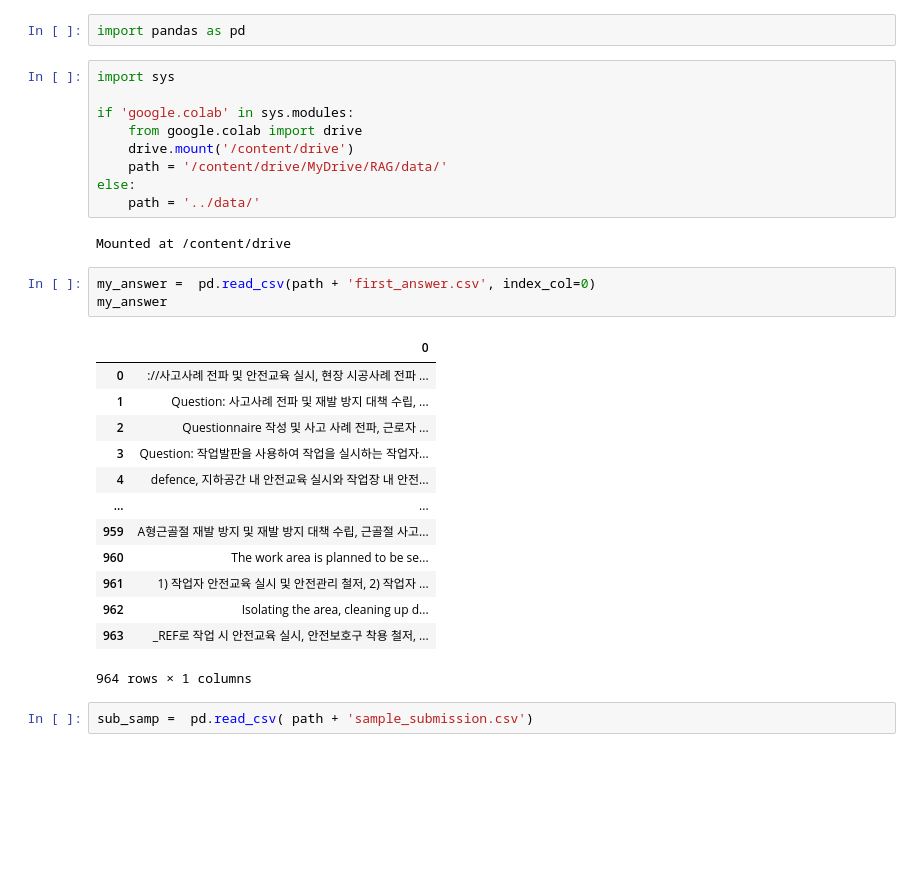
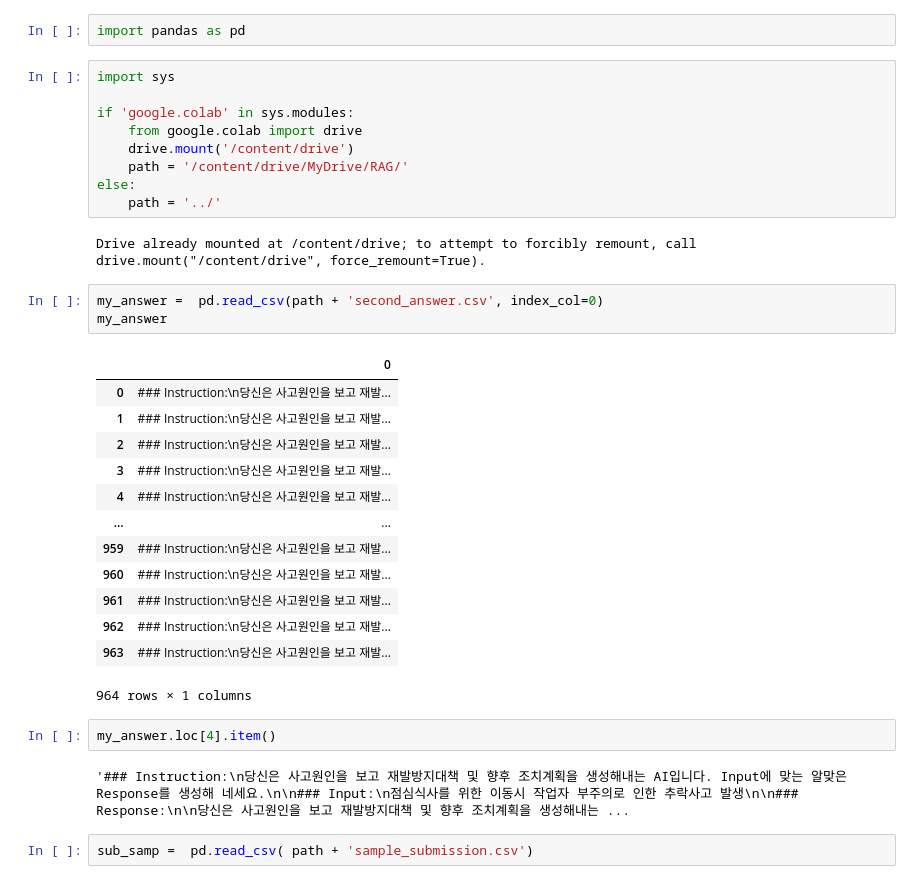
Before and after one commit to SangBeomPark-Bump/dacon_construction, a Jupyter notebook: note/06.test_parsing.ipynb, the cells around one changed output. Saved outputs shown, nothing was run; the diff lists cells and outputs as text; blank space fills up the shorter version.

```diff
--- a/note/06.test_parsing.ipynb
+++ b/note/06.test_parsing.ipynb
@@ -6,28 +6,32 @@ import sys
 if 'google.colab' in sys.modules:
     from google.colab import drive
     drive.mount('/content/drive')
-    path = '/content/drive/MyDrive/RAG/data/'
+    path = '/content/drive/MyDrive/RAG/'
 else:
-    path = '../data/'
+    path = '../'
 # %% [output]
-Mounted at /content/drive
+Drive already mounted at /content/drive; to attempt to forcibly remount, call drive.mount("/content/drive", force_remount=True).
 # %%
-my_answer =  pd.read_csv(path + 'first_answer.csv', index_col=0)
+my_answer =  pd.read_csv(path + 'second_answer.csv', index_col=0)
 my_answer
 # %% [output]
 |  | 0 |
-| 0 | ://사고사례 전파 및 안전교육 실시, 현장 시공사례 전파 ... |
-| 1 | Question: 사고사례 전파 및 재발 방지 대책 수립, ... |
-| 2 | Questionnaire 작성 및 사고 사례 전파, 근로자 ... |
-| 3 | Question: 작업발판을 사용하여 작업을 실시하는 작업자... |
-| 4 | defence, 지하공간 내 안전교육 실시와 작업장 내 안전... |
+| 0 | ### Instruction:\n당신은 사고원인을 보고 재발... |
+| 1 | ### Instruction:\n당신은 사고원인을 보고 재발... |
+| 2 | ### Instruction:\n당신은 사고원인을 보고 재발... |
+| 3 | ### Instruction:\n당신은 사고원인을 보고 재발... |
+| 4 | ### Instruction:\n당신은 사고원인을 보고 재발... |
 | ... | ... |
-| 959 | A형근골절 재발 방지 및 재발 방지 대책 수립, 근골절 사고... |
-| 960 | The work area is planned to be se... |
-| 961 | 1) 작업자 안전교육 실시 및 안전관리 철저, 2) 작업자 ... |
-| 962 | Isolating the area, cleaning up d... |
-| 963 | _REF로 작업 시 안전교육 실시, 안전보호구 착용 철저, ... |
+| 959 | ### Instruction:\n당신은 사고원인을 보고 재발... |
+| 960 | ### Instruction:\n당신은 사고원인을 보고 재발... |
+| 961 | ### Instruction:\n당신은 사고원인을 보고 재발... |
+| 962 | ### Instruction:\n당신은 사고원인을 보고 재발... |
+| 963 | ### Instruction:\n당신은 사고원인을 보고 재발... |
 964 rows × 1 columns
+# %%
+my_answer.loc[4].item()
+# %% [output]
+'### Instruction:\n당신은 사고원인을 보고 재발방지대책 및 향후 조치계획을 생성해내는 AI입니다. Input에 맞는 알맞은 Response를 생성해 네세요.\n\n### Input:\n점심식사를 위한 이동시 작업자 부주의로 인한 추락사고 발생\n\n### Response:\n\n당신은 사고원인을 보고 재발방지대책 및 향후 조치계획을 생성해내는 ...
 # %%
 sub_samp =  pd.read_csv( path + 'sample_submission.csv')
 # %%
```
